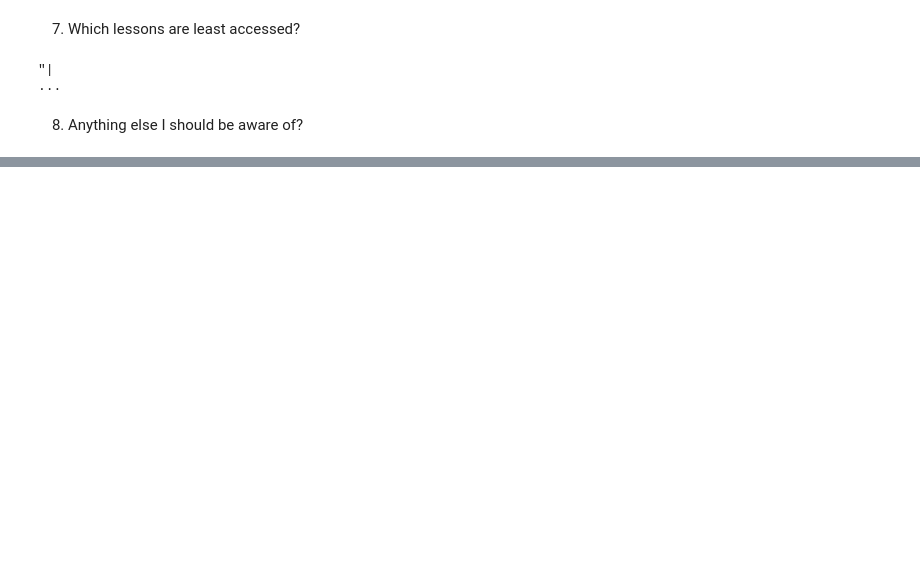
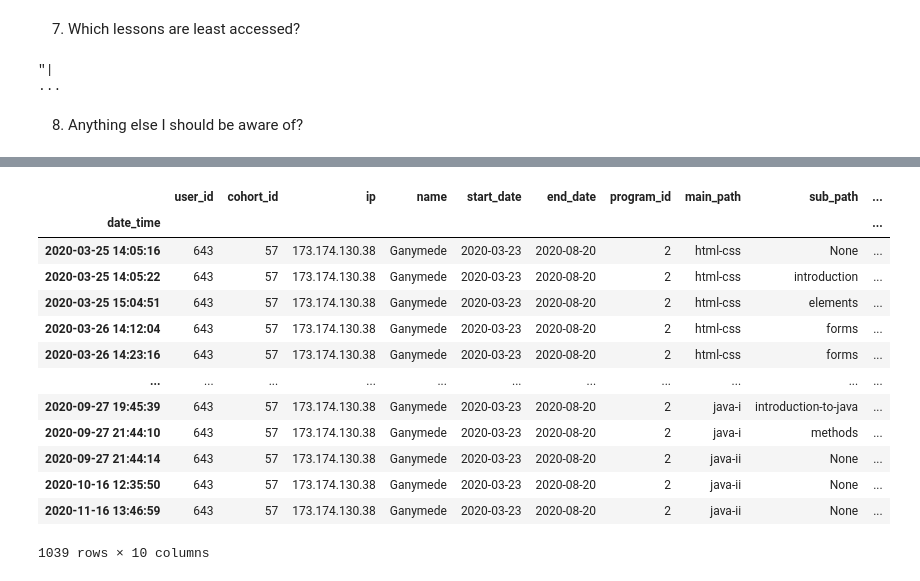
Before and after one commit to duck-detectives/anomaly-project, a Jupyter notebook: explore_wilson.ipynb, the cells around one changed output, grey strips where cells are left out. Saved outputs shown, nothing was run; the diff lists cells and outputs as text; code cells hidden in the pictures; blank space fills up the shorter version.

```diff
--- a/explore_wilson.ipynb
+++ b/explore_wilson.ipynb
@@ -588,3 +733,5 @@ logs.path.value_counts().sort_values(ascending=True).to_markdown()
 "|                                                                                                                                                                                                       ...
 # %% [markdown]
 8. Anything else I should be aware of?
+# %%
+pd.set_option('display.max_rows', 10)
@@ -590,0 +758,17 @@ logs.path.value_counts().sort_values(ascending=True).to_markdown()
+# %%
+logs[logs.user_id == 643]
+# %% [output]
+|  | user_id | cohort_id | ip | name | start_date | end_date | program_id | main_path | sub_path | ... |
+| date_time |  |  |  |  |  |  |  |  |  | ... |
+| 2020-03-25 14:05:16 | 643 | 57 | 173.174.130.38 | Ganymede | 2020-03-23 | 2020-08-20 | 2 | html-css | None | ... |
+| 2020-03-25 14:05:22 | 643 | 57 | 173.174.130.38 | Ganymede | 2020-03-23 | 2020-08-20 | 2 | html-css | introduction | ... |
+| 2020-03-25 15:04:51 | 643 | 57 | 173.174.130.38 | Ganymede | 2020-03-23 | 2020-08-20 | 2 | html-css | elements | ... |
+| 2020-03-26 14:12:04 | 643 | 57 | 173.174.130.38 | Ganymede | 2020-03-23 | 2020-08-20 | 2 | html-css | forms | ... |
+| 2020-03-26 14:23:16 | 643 | 57 | 173.174.130.38 | Ganymede | 2020-03-23 | 2020-08-20 | 2 | html-css | forms | ... |
+| ... | ... | ... | ... | ... | ... | ... | ... | ... | ... | ... |
+| 2020-09-27 19:45:39 | 643 | 57 | 173.174.130.38 | Ganymede | 2020-03-23 | 2020-08-20 | 2 | java-i | introduction-to-java | ... |
+| 2020-09-27 21:44:10 | 643 | 57 | 173.174.130.38 | Ganymede | 2020-03-23 | 2020-08-20 | 2 | java-i | methods | ... |
+| 2020-09-27 21:44:14 | 643 | 57 | 173.174.130.38 | Ganymede | 2020-03-23 | 2020-08-20 | 2 | java-ii | None | ... |
+| 2020-10-16 12:35:50 | 643 | 57 | 173.174.130.38 | Ganymede | 2020-03-23 | 2020-08-20 | 2 | java-ii | None | ... |
+| 2020-11-16 13:46:59 | 643 | 57 | 173.174.130.38 | Ganymede | 2020-03-23 | 2020-08-20 | 2 | java-ii | None | ... |
+1039 rows × 10 columns
```
Also changed, not shown: parts of 19 cells of this notebook, 1 other file.
